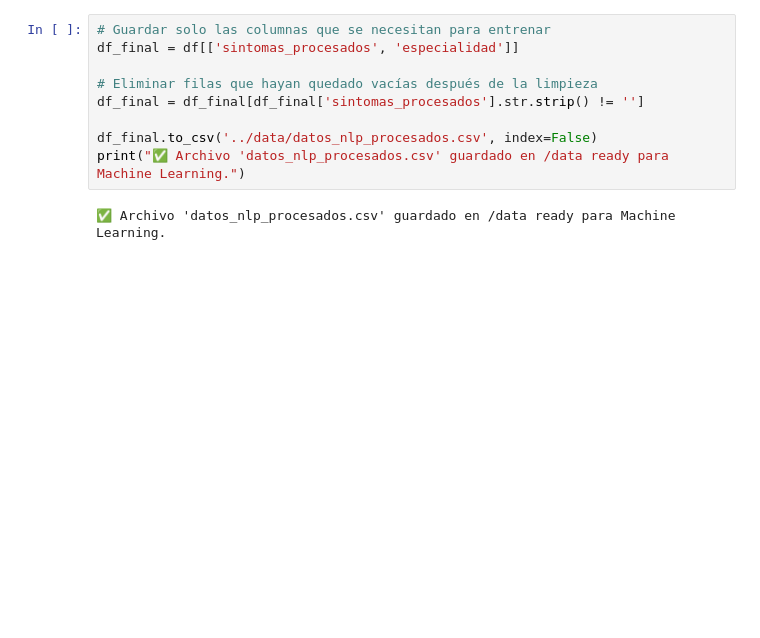
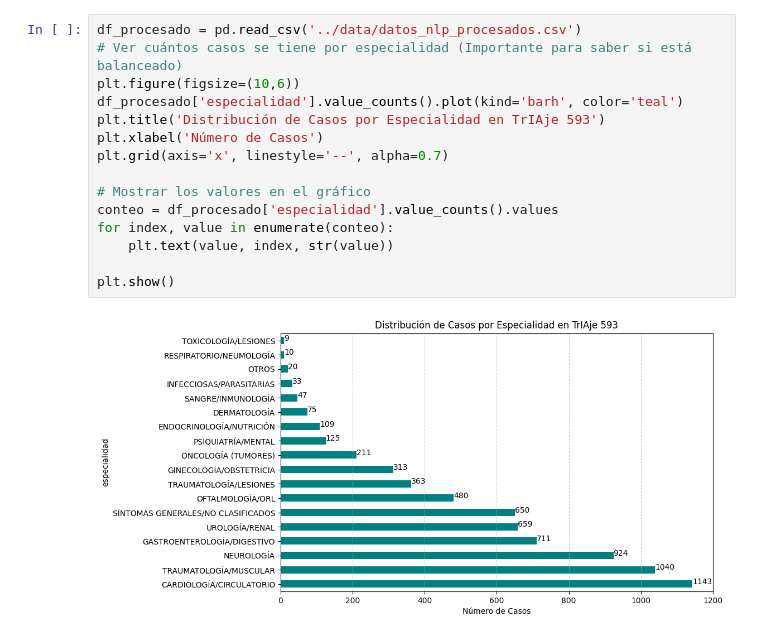
Before and after one commit to fundestpuente/SIC-Clasificador-de-urgencias-medicas-basado-en-la-interpretacion-de-sintomas-mediante-IA, a Jupyter notebook: notebooks/2_preprocesamiento_nlp.ipynb, the cells around one changed output. Drawn from its saved outputs; the diff is of its cells as text; blank space fills up the shorter version.

```diff
--- a/notebooks/2_preprocesamiento_nlp.ipynb
+++ b/notebooks/2_preprocesamiento_nlp.ipynb
@@ -97,11 +97,17 @@ plt.show()
-# %%
-# Guardar solo las columnas que se necesitan para entrenar
-df_final = df[['sintomas_procesados', 'especialidad']]
-
-# Eliminar filas que hayan quedado vacías después de la limpieza
-df_final = df_final[df_final['sintomas_procesados'].str.strip() != '']
-
-df_final.to_csv('../data/datos_nlp_procesados.csv', index=False)
-print("✅ Archivo 'datos_nlp_procesados.csv' guardado en /data ready para Machine Learning.")
-# %% [output]
-✅ Archivo 'datos_nlp_procesados.csv' guardado en /data ready para Machine Learning.
+# %%
+df_procesado = pd.read_csv('../data/datos_nlp_procesados.csv')
+# Ver cuántos casos se tiene por especialidad (Importante para saber si está balanceado)
+plt.figure(figsize=(10,6))
+df_procesado['especialidad'].value_counts().plot(kind='barh', color='teal')
+plt.title('Distribución de Casos por Especialidad en TrIAje 593')
+plt.xlabel('Número de Casos')
+plt.grid(axis='x', linestyle='--', alpha=0.7)
+
+# Mostrar los valores en el gráfico
+conteo = df_procesado['especialidad'].value_counts().values
+for index, value in enumerate(conteo):
+    plt.text(value, index, str(value))
+
+plt.show()
+# %% [output]
+[figure, added]
```
Also changed, not shown: parts of 7 cells of this notebook, 36 other files.
